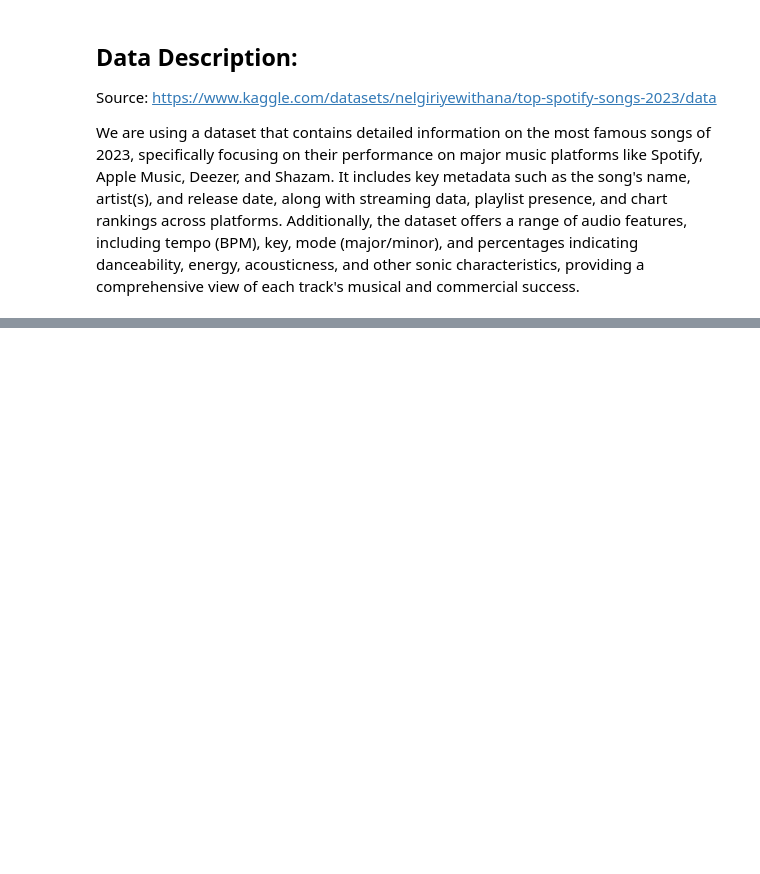
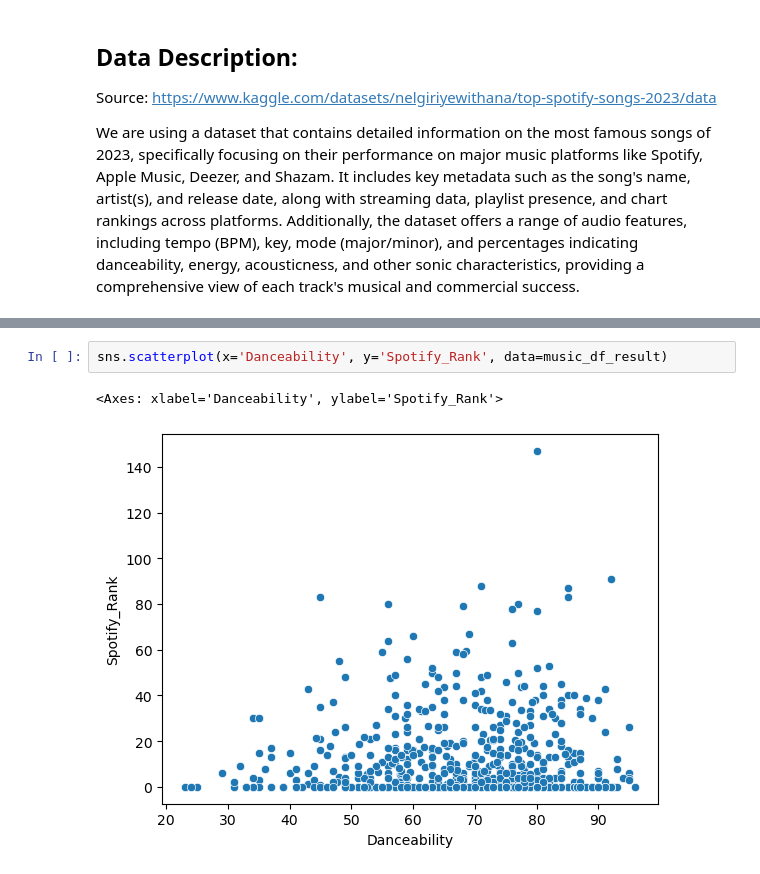
Before and after one commit to vivianzhou1288/info2950-final, a Jupyter notebook: Phase 2.ipynb, the cells around one changed output, grey strips where cells are left out. Saved outputs shown, nothing was run; the diff lists cells and outputs as text; blank space fills up the shorter version.

```diff
--- a/Phase 2.ipynb
+++ b/Phase 2.ipynb
@@ -62,0 +126,5 @@ print(music_df_result)
+# %%
+sns.scatterplot(x='Danceability', y='Spotify_Rank', data=music_df_result)
+# %% [output]
+<Axes: xlabel='Danceability', ylabel='Spotify_Rank'>
+[figure, added]
```
Also changed, not shown: parts of 9 cells of this notebook.
